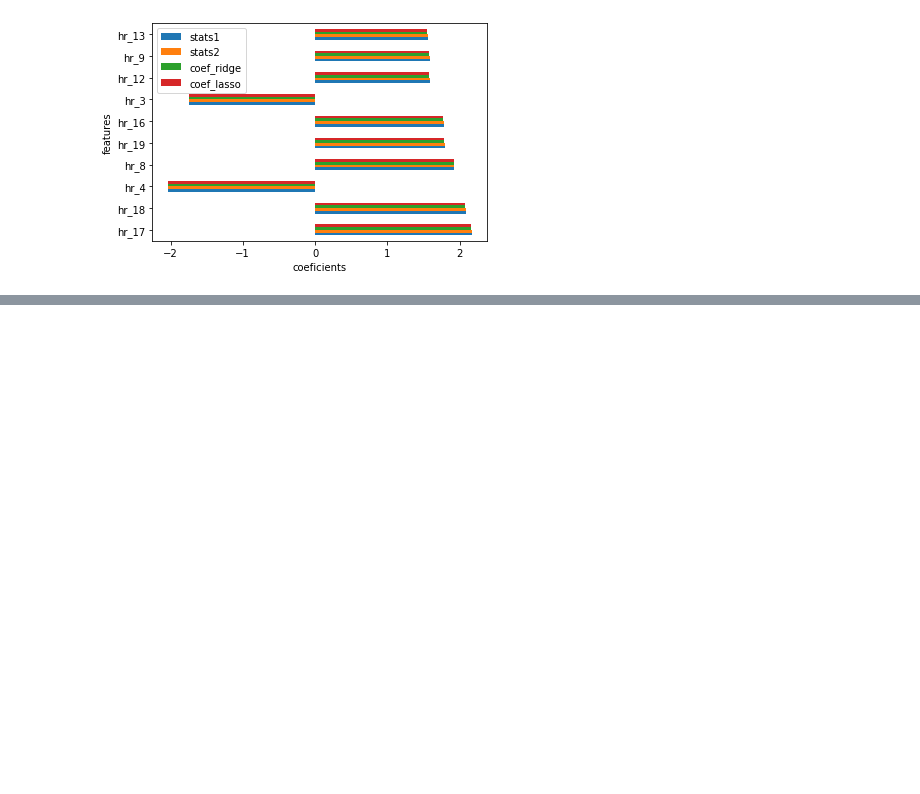
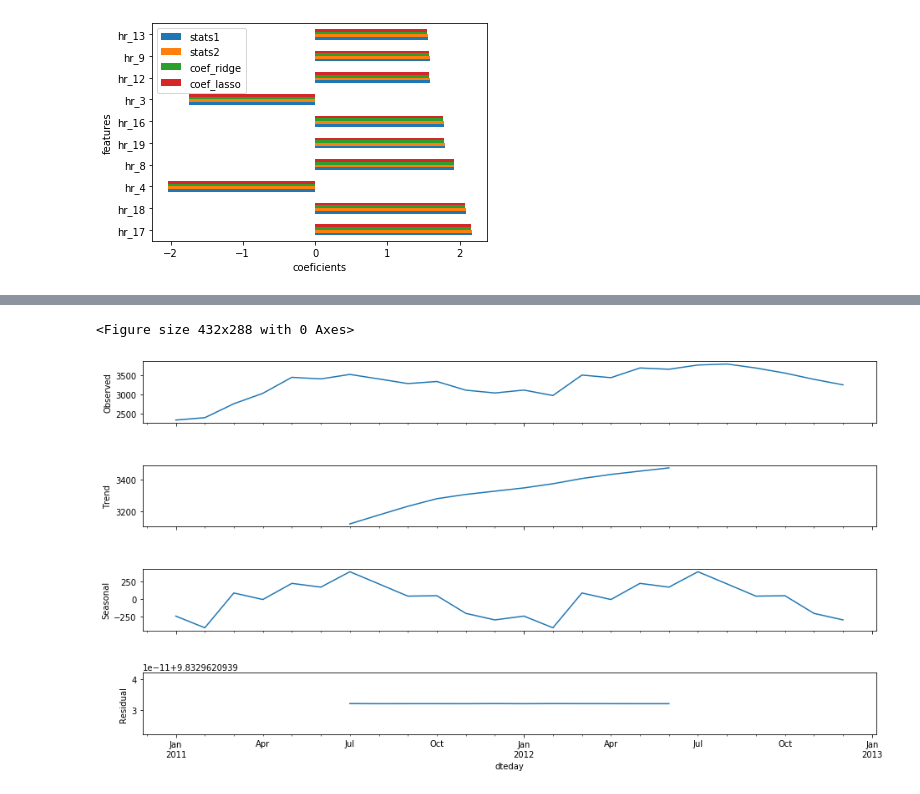
Before and after one commit to mzhou356/bike-sharing-regression, a Jupyter notebook: DC_Bike_Sharing_Mod4_Project.ipynb, the cells around one changed output, grey strips where cells are left out. Saved outputs shown, nothing was run; the diff lists cells and outputs as text; code cells hidden in the pictures; blank space fills up the shorter version.

Commit message:
Finish time series analysis

```diff
--- a/DC_Bike_Sharing_Mod4_Project.ipynb
+++ b/DC_Bike_Sharing_Mod4_Project.ipynb
@@ -240,0 +263,12 @@ bikes.merge_feature_dfs(bottom_5_dfs)
+# %%
+# initialize class
+bikes_time = hf.TimeSeries(bikes_df, 'cnt')
+# generate time series dataframe
+bikes_time_df = bikes_time.create_timeseries()
+# monthly rental (resample by month and take sum )
+monthly_cnt = bikes_time.plot_time_monthly()
+# decompose monthly_cnt into trend and seasonality
+bikes_time.generate_decomp()
+# %% [output]
+<Figure size 432x288 with 0 Axes>
+[figure, added]
```
Also changed, not shown: parts of 15 cells of this notebook.
